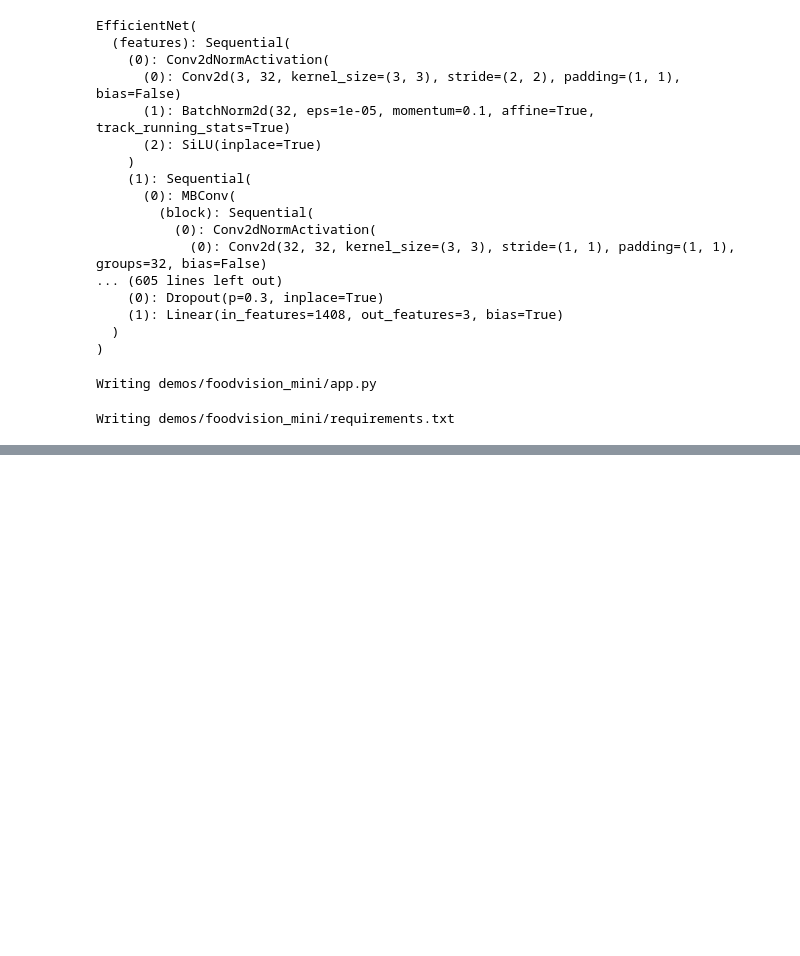
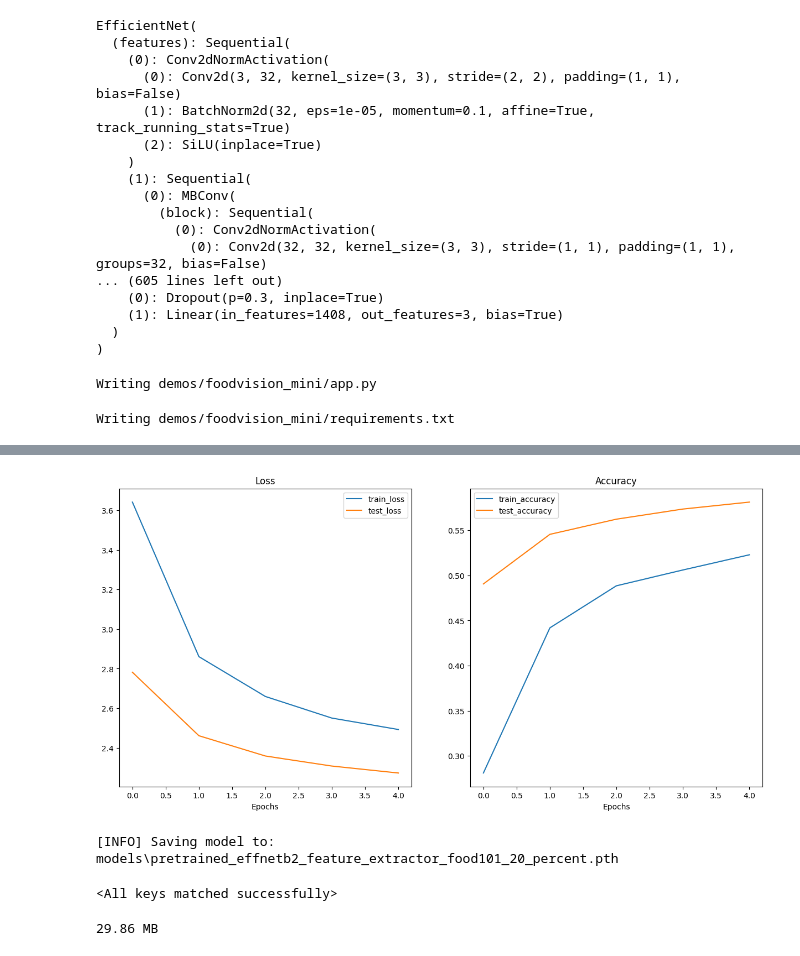
Before and after one commit to radoslaw626/Food_Gradio_App, a Jupyter notebook: model_deployment.ipynb, the cells around one changed output, grey strips where cells are left out. Saved outputs shown, nothing was run; the diff lists cells and outputs as text; code cells hidden in the pictures; blank space fills up the shorter version.

```diff
--- a/model_deployment.ipynb
+++ b/model_deployment.ipynb
@@ -952,0 +1044,5 @@ summary(effnetb2_food101,
+# %%
+train_data_food101_20_percent, _ = split_dataset(dataset=train_data,
+                                              split_size=0.2)
+test_data_food101_20_percent, _ = split_dataset(dataset=test_data,
+                                              split_size=0.2)
@@ -952,0 +1062,16 @@ summary(effnetb2_food101,
+# %%
+import os
+import torch
+
+BATCH_SIZE = 32
+NUM_WORKERS = 2
+
+train_dataloader_food101_20_percent = torch.utils.data.DataLoader(dataset=train_data_food101_20_percent,
+                                                                  batch_size=BATCH_SIZE,
+                                                                  shuffle=True,
+                                                                  num_workers=NUM_WORKERS)
+
+test_dataloader_food101_20_percent = torch.utils.data.DataLoader(dataset=test_data_food101_20_percent,
+                                                                 batch_size=BATCH_SIZE,
+                                                                 shuffle=True,
+                                                                 num_workers=NUM_WORKERS)
@@ -952,0 +1082,16 @@ summary(effnetb2_food101,
+# %%
+from scripts import engine
+
+optimizer = torch.optim.Adam(params=effnetb2_food101.parameters(),
+                             lr=1e-3)
+
+loss_fn = torch.nn.CrossEntropyLoss(label_smoothing=0.1)
+
+set_seeds()
+effnetb2_food101_results = engine.train(model=effnetb2_food101,
+                                        train_dataloader=train_dataloader_food101_20_percent,
+                                        test_dataloader=test_dataloader_food101_20_percent,
+                                        optimizer=optimizer,
+                                        loss_fn=loss_fn,
+                                        epochs=5,
+                                        device=device)
@@ -952,0 +1104,30 @@ summary(effnetb2_food101,
+# %%
+from scripts.helper_functions import plot_loss_curves
+
+plot_loss_curves(effnetb2_food101_results)
+# %% [output]
+[figure, added]
+# %%
+from scripts import utils
+
+effnetb2_food101_model_path = "pretrained_effnetb2_feature_extractor_food101_20_percent.pth"
+
+utils.save_model(model=effnetb2_food101,
+                 target_dir="models/",
+                 model_name=effnetb2_food101_model_path)
+# %% [output]
+[INFO] Saving model to: models\pretrained_effnetb2_feature_extractor_food101_20_percent.pth
+# %%
+loaded_effnetb2_food101, effnetb2_transforms = create_effnetb2_model(num_classes=101)
+
+loaded_effnetb2_food101.load_state_dict(torch.load("models/pretrained_effnetb2_feature_extractor_food101_20_percent.pth"))
+# %% [output]
+<All keys matched successfully>
+# %%
+from pathlib import Path
+
+pretrained_effnetb2_food101_model_size = Path("models/pretrained_effnetb2_feature_extractor_food101_20_percent.pth").stat().st_size / (1024 * 1024)
+
+print(f"{round(pretrained_effnetb2_model_size, 2)} MB")
+# %% [output]
+29.86 MB
```
Also changed, not shown: parts of 40 cells of this notebook, 9 other files.
